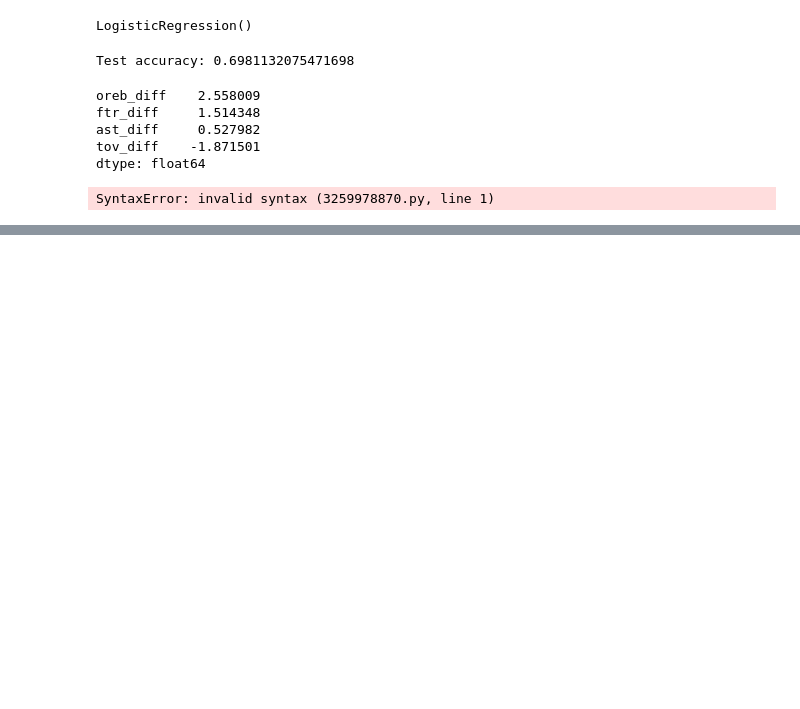
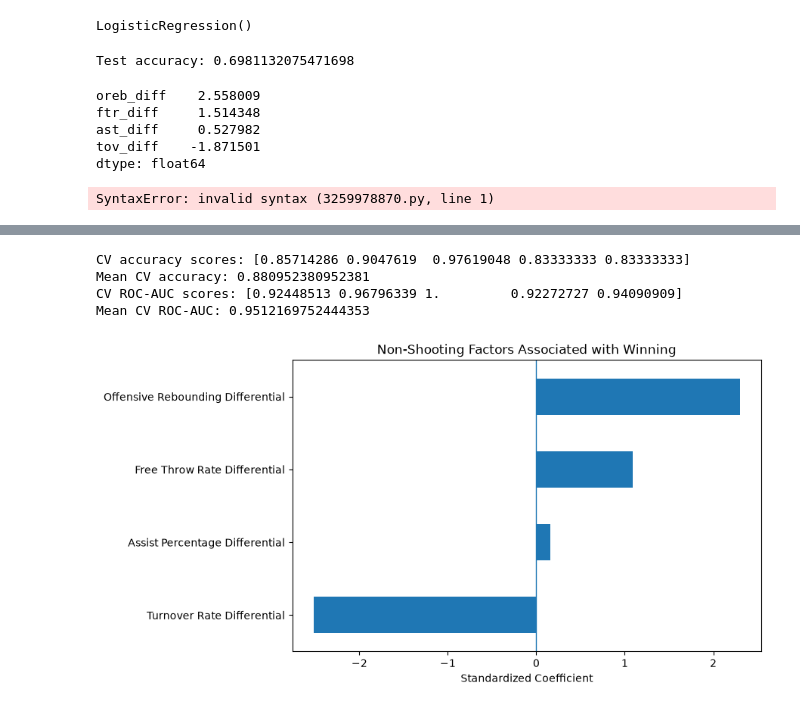
Before and after one commit to timreeg/nba-winning-without-outshooting, a Jupyter notebook: notebooks/01_data_exploration.ipynb, the cells around one changed output, grey strips where cells are left out. Drawn from its saved outputs; the diff is of its cells as text; code cells hidden in the pictures; blank space fills up the shorter version.

Commit message:
Add standardized model results and coefficient figure

```diff
--- a/notebooks/01_data_exploration.ipynb
+++ b/notebooks/01_data_exploration.ipynb
@@ -595,0 +651,11 @@ SyntaxError: invalid syntax (3259978870.py, line 1)
+# %%
+from sklearn.pipeline import make_pipeline
+from sklearn.preprocessing import StandardScaler
+from sklearn.linear_model import LogisticRegression
+
+scaled_model = make_pipeline(
+    StandardScaler(),
+    LogisticRegression()
+)
+
+scaled_model.fit(x_train, y_train)
@@ -595,0 +694,10 @@ SyntaxError: invalid syntax (3259978870.py, line 1)
+# %%
+
+scaled_logistic = scaled_model.named_steps["logisticregression"]
+
+scaled_coefficients = pd.Series(
+    scaled_logistic.coef_[0],
+    index=x.columns
+)
+
+scaled_coefficients.sort_values(ascending=False)
@@ -595,0 +723,55 @@ SyntaxError: invalid syntax (3259978870.py, line 1)
+# %%
+from sklearn.model_selection import cross_val_score
+
+cv_accuracy = cross_val_score(
+    scaled_model,
+    x,
+    y,
+    cv=5,
+    scoring="accuracy"
+)
+
+cv_auc = cross_val_score(
+    scaled_model,
+    x,
+    y,
+    cv=5,
+    scoring="roc_auc"
+)
+
+print("CV accuracy scores:", cv_accuracy)
+print("Mean CV accuracy:", cv_accuracy.mean())
+
+print("CV ROC-AUC scores:", cv_auc)
+print("Mean CV ROC-AUC:", cv_auc.mean())
+# %% [output]
+CV accuracy scores: [0.85714286 0.9047619  0.97619048 0.83333333 0.83333333]
+Mean CV accuracy: 0.880952380952381
+CV ROC-AUC scores: [0.92448513 0.96796339 1.         0.92272727 0.94090909]
+Mean CV ROC-AUC: 0.9512169752444353
+# %%
+coef_plot = scaled_coefficients.rename({
+    "tov_diff": "Turnover Rate Differential",
+    "oreb_diff": "Offensive Rebounding Differential",
+    "ftr_diff": "Free Throw Rate Differential",
+    "ast_diff": "Assist Percentage Differential"
+}).sort_values()
+
+coef_plot.plot(
+    kind="barh",
+    figsize=(8, 5)
+)
+
+plt.axvline(0, linewidth=1)
+plt.xlabel("Standardized Coefficient")
+plt.title("Non-Shooting Factors Associated with Winning")
+
+plt.savefig(
+    "../figures/standardized_coefficients.png",
+    dpi=300,
+    bbox_inches="tight"
+)
+
+plt.show()
+# %% [output]
+[figure, added]
```
Also changed, not shown: parts of 13 cells of this notebook, 1 other file.
